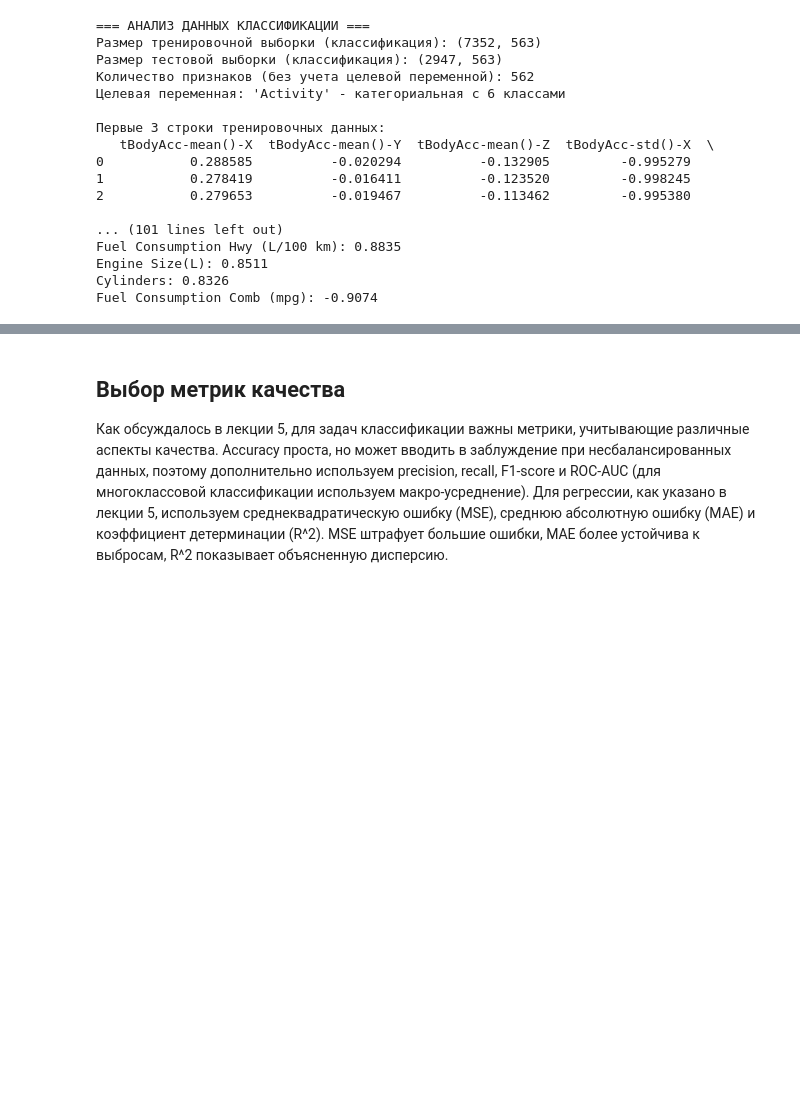
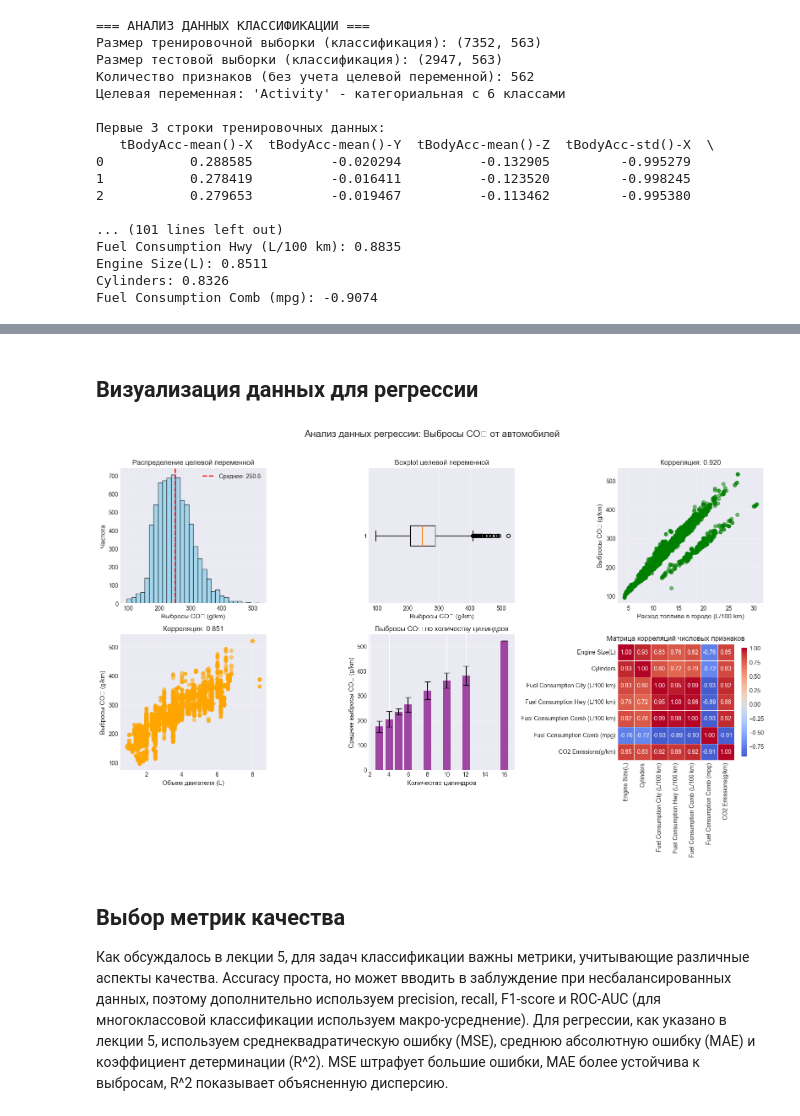
Before and after one commit to foxIQqq/AI_frameworks, a Jupyter notebook: knn.ipynb, the cells around one changed output, grey strips where cells are left out. Drawn from its saved outputs; the diff is of its cells as text; code cells hidden in the pictures; blank space fills up the shorter version.

```diff
--- a/knn.ipynb
+++ b/knn.ipynb
@@ -128,3 +184,62 @@ Fuel Consumption Comb (mpg): -0.9074
+# %% [markdown]
+## Визуализация данных для регрессии
+# %%
+# Визуализация данных регрессии
+fig, axes = plt.subplots(2, 3, figsize=(16, 10))
+fig.suptitle('Анализ данных регрессии: Выбросы CO₂ от автомобилей', fontsize=16, y=1.02)
+
+# 1. Распределение целевой переменной
+axes[0, 0].hist(data_reg['CO2 Emissions(g/km)'], bins=30, color='skyblue', edgecolor='black', alpha=0.7)
+axes[0, 0].axvline(data_reg['CO2 Emissions(g/km)'].mean(), color='red', linestyle='--',
+                   linewidth=2, label=f'Среднее: {data_reg["CO2 Emissions(g/km)"].mean():.1f}')
+axes[0, 0].set_xlabel('Выбросы CO₂ (g/km)', fontsize=11)
+axes[0, 0].set_ylabel('Частота', fontsize=11)
+axes[0, 0].set_title('Распределение целевой переменной', fontsize=12)
+axes[0, 0].legend()
+axes[0, 0].grid(alpha=0.3)
+
+# 2. Boxplot целевой переменной
+axes[0, 1].boxplot(data_reg['CO2 Emissions(g/km)'], vert=False)
+axes[0, 1].set_xlabel('Выбросы CO₂ (g/km)', fontsize=11)
+axes[0, 1].set_title('Boxplot целевой переменной', fontsize=12)
+axes[0, 1].grid(alpha=0.3)
+
+# 3. Корреляция с потреблением топлива в городе
+axes[0, 2].scatter(data_reg['Fuel Consumption City (L/100 km)'],
+                   data_reg['CO2 Emissions(g/km)'], alpha=0.5, color='green')
+axes[0, 2].set_xlabel('Расход топлива в городе (L/100 km)', fontsize=11)
+axes[0, 2].set_ylabel('Выбросы CO₂ (g/km)', fontsize=11)
+axes[0, 2].set_title(f'Корреляция: {correlations["Fuel Consumption City (L/100 km)"]:.3f}', fontsize=12)
+axes[0, 2].grid(alpha=0.3)
+
+# 4. Корреляция с объемом двигателя
+axes[1, 0].scatter(data_reg['Engine Size(L)'],
+                   data_reg['CO2 Emissions(g/km)'], alpha=0.5, color='orange')
+axes[1, 0].set_xlabel('Объем двигателя (L)', fontsize=11)
+axes[1, 0].set_ylabel('Выбросы CO₂ (g/km)', fontsize=11)
+axes[1, 0].set_title(f'Корреляция: {correlations["Engine Size(L)"]:.3f}', fontsize=12)
+axes[1, 0].grid(alpha=0.3)
+
+# 5. Количество цилиндров vs выбросы
+cylinder_groups = data_reg.groupby('Cylinders')['CO2 Emissions(g/km)'].agg(['mean', 'std', 'count'])
+axes[1, 1].bar(cylinder_groups.index, cylinder_groups['mean'],
+               yerr=cylinder_groups['std'], capsize=5, color='purple', alpha=0.7)
+axes[1, 1].set_xlabel('Количество цилиндров', fontsize=11)
+axes[1, 1].set_ylabel('Средние выбросы CO₂ (g/km)', fontsize=11)
+axes[1, 1].set_title('Выбросы CO₂ по количеству цилиндров', fontsize=12)
+axes[1, 1].grid(axis='y', alpha=0.3)
+
+# 6. Heatmap корреляций числовых признаков
+numeric_data = data_reg.select_dtypes(include=[np.number])
+corr_matrix = numeric_data.corr()
+sns.heatmap(corr_matrix, annot=True, fmt='.2f', cmap='coolwarm', center=0,
+            square=True, linewidths=0.5, cbar_kws={"shrink": 0.8}, ax=axes[1, 2])
+axes[1, 2].set_title('Матрица корреляций числовых признаков', fontsize=12)
+
+plt.tight_layout()
+plt.show()
+# %% [output]
+[figure, added]
 # %% [markdown]
 ## Выбор метрик качества
 Как обсуждалось в лекции 5, для задач классификации важны метрики, учитывающие различные аспекты качества. Accuracy проста, но может вводить в заблуждение при несбалансированных данных, поэтому дополнительно используем precision, recall, F1-score и ROC-AUC (для многоклассовой классификации используем макро-усреднение). Для регрессии, как указано в лекции 5, используем среднеквадратическую ошибку (MSE), среднюю абсолютную ошибку (MAE) и коэффициент детерминации (R^2). MSE штрафует большие ошибки, MAE более устойчива к выбросам, R^2 показывает объясненную дисперсию.
```
Also changed, not shown: parts of 2 cells of this notebook.
